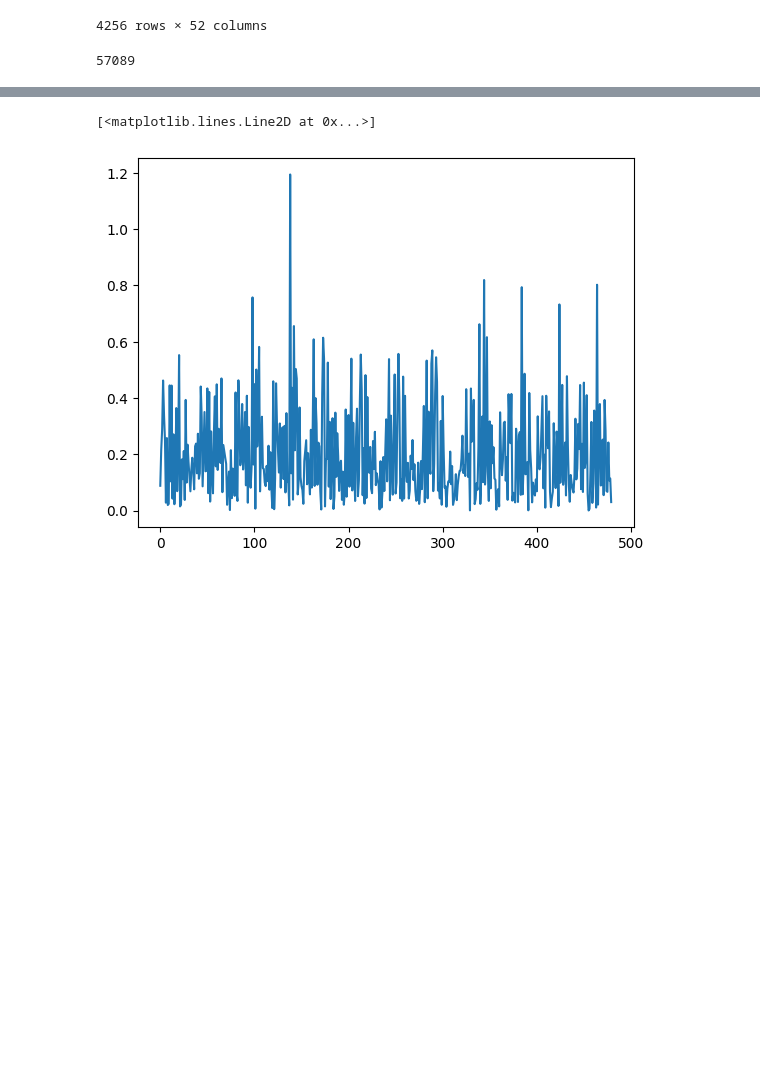
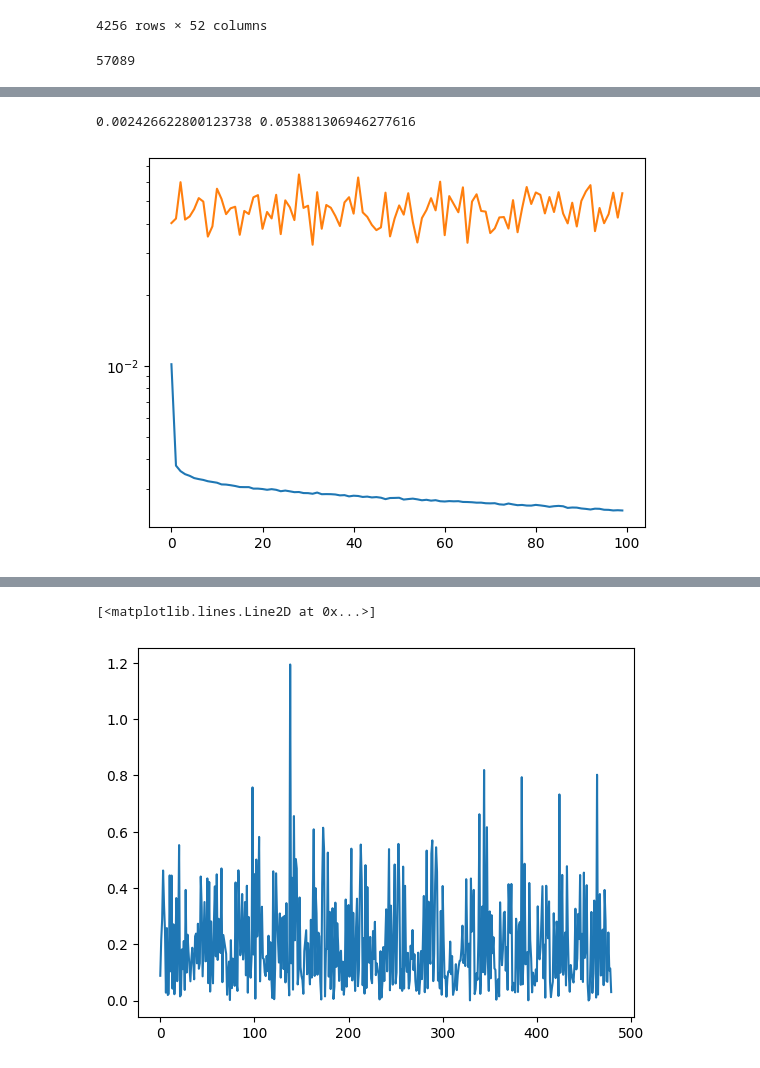
Before and after one commit to neilashwinraj/GNN, a Jupyter notebook: MLP_15_nearest.ipynb, the cells around one changed output, grey strips where cells are left out. Drawn from its saved outputs; the diff is of its cells as text; code cells hidden in the pictures; blank space fills up the shorter version.

```diff
--- a/MLP_15_nearest.ipynb
+++ b/MLP_15_nearest.ipynb
@@ -401,3 +410,11 @@ KeyboardInterrupt
+# %%
+import matplotlib.pyplot as plt
+plt.semilogy(epoch_loss_train)
+plt.semilogy(epoch_loss_val)
+print(epoch_loss_train[-1],epoch_loss_val[-1])
+# %% [output]
+0.002426622800123738 0.053881306946277616
+[figure, added]
 # %%
 # torch.save(model.state_dict(),"model_mlp")
 # model.load_state_dict(torch.load("model_general"))
```
Also changed, not shown: parts of 11 cells of this notebook, 1 other file.
